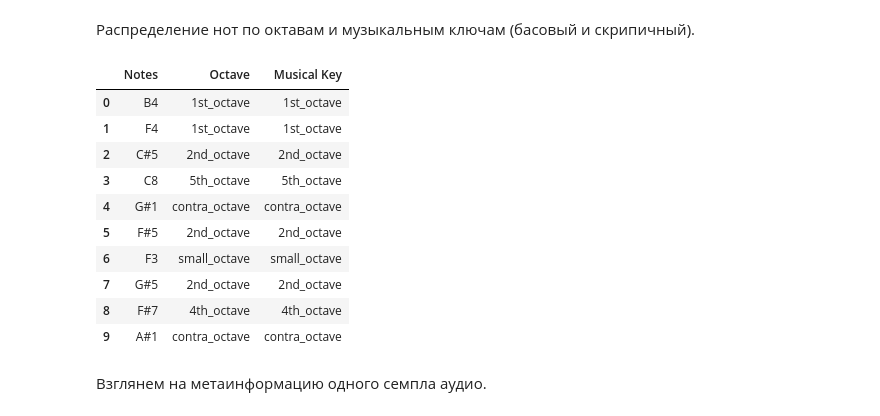
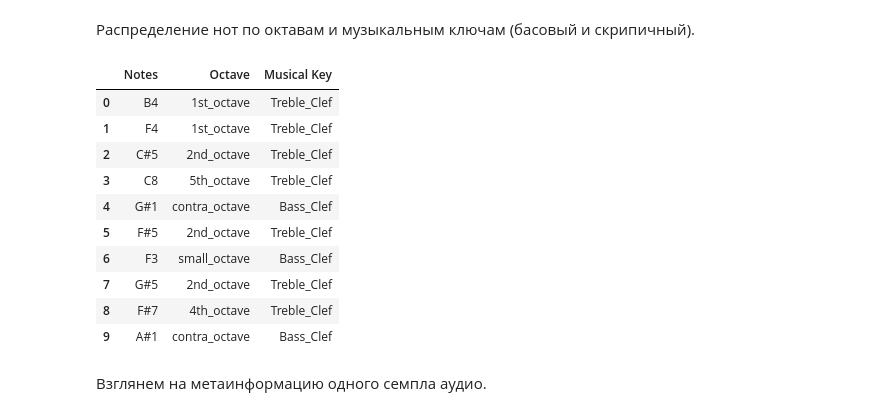
Before and after one commit to dmsy4/music-transcription, a Jupyter notebook: Project.ipynb, the cells around one changed output. Drawn from its saved outputs; the diff is of its cells as text; code cells hidden in the pictures.

```diff
--- a/Project.ipynb
+++ b/Project.ipynb
@@ -89,44 +89,44 @@ def get_octave(filename):
     elif filename.endswith('1'):
         return 'contra_octave'
     elif filename.endswith('2'):
         return 'great_octave'
     elif filename.endswith('3'):
         return 'small_octave'
     elif filename.endswith('4'):
         return '1st_octave'
     elif filename.endswith('5'):
         return '2nd_octave'
     elif filename.endswith('6'):
         return '3rd_octave'
     elif filename.endswith('7'):
         return '4th_octave'
     elif filename.endswith('8'):
         return '5th_octave'
 
 df['Octave'] = df['Notes'].apply(get_octave)
 
 def get_key(filename):
     if filename.endswith('0') or filename.endswith('1') or filename.endswith('2') or filename.endswith('3'):
         return 'Bass_Clef'
     elif filename.endswith('4') or filename.endswith('5') or filename.endswith('6') or filename.endswith('7') or filename.endswith('8'):
         return 'Treble_Clef'
 
-df['Musical Key'] = df['Notes'].apply(get_octave)
+df['Musical Key'] = df['Notes'].apply(get_key)
 df.head(10)
 
 df.head(10)
 # %% [output]
 |  | Notes | Octave | Musical Key |
-| 0 | B4 | 1st_octave | 1st_octave |
-| 1 | F4 | 1st_octave | 1st_octave |
-| 2 | C#5 | 2nd_octave | 2nd_octave |
-| 3 | C8 | 5th_octave | 5th_octave |
-| 4 | G#1 | contra_octave | contra_octave |
-| 5 | F#5 | 2nd_octave | 2nd_octave |
-| 6 | F3 | small_octave | small_octave |
-| 7 | G#5 | 2nd_octave | 2nd_octave |
-| 8 | F#7 | 4th_octave | 4th_octave |
-| 9 | A#1 | contra_octave | contra_octave |
+| 0 | B4 | 1st_octave | Treble_Clef |
+| 1 | F4 | 1st_octave | Treble_Clef |
+| 2 | C#5 | 2nd_octave | Treble_Clef |
+| 3 | C8 | 5th_octave | Treble_Clef |
+| 4 | G#1 | contra_octave | Bass_Clef |
+| 5 | F#5 | 2nd_octave | Treble_Clef |
+| 6 | F3 | small_octave | Bass_Clef |
+| 7 | G#5 | 2nd_octave | Treble_Clef |
+| 8 | F#7 | 4th_octave | Treble_Clef |
+| 9 | A#1 | contra_octave | Bass_Clef |
 # %% [markdown]
 Взглянем на метаинформацию одного семпла аудио.
 # %%
```
